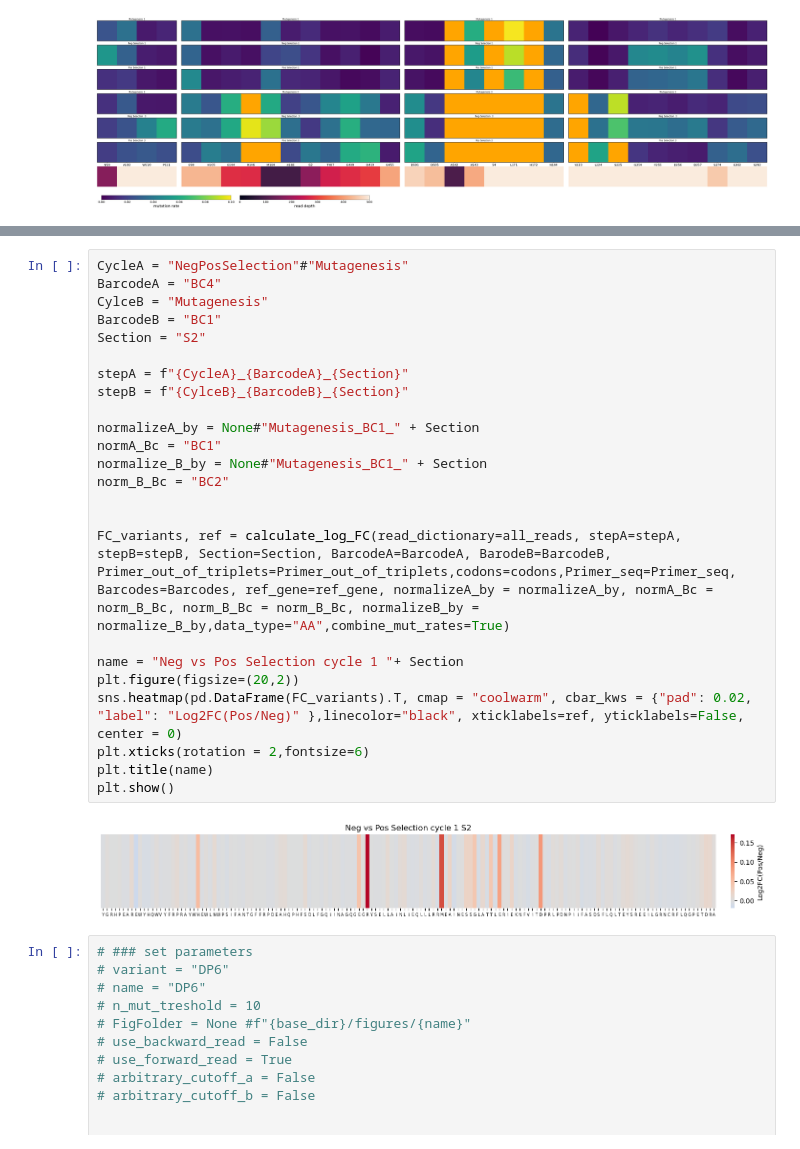
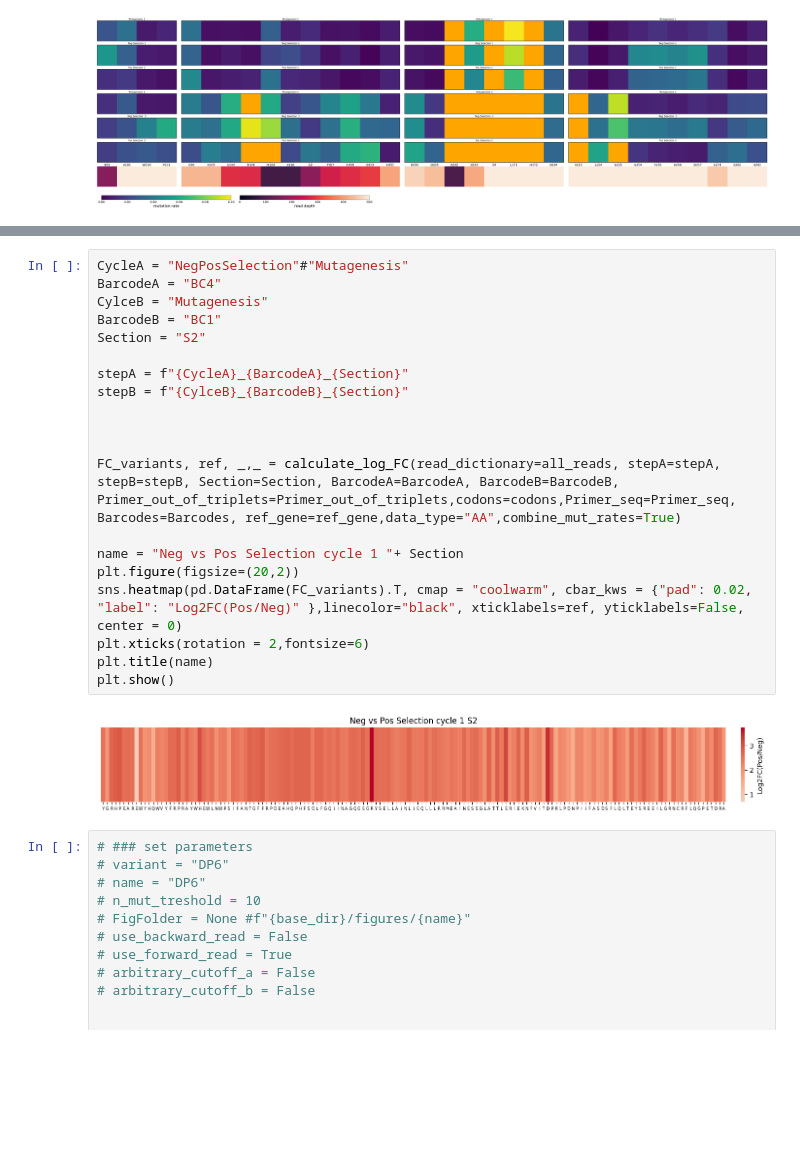
Before and after one commit to AliceHovsepyan/pogo_pance_draft, a Jupyter notebook: DMS_analysis_AraC.ipynb, the cells around one changed output, grey strips where cells are left out. Cells and saved outputs as stored; diff of their text form; blank space fills up the shorter version.

```diff
--- a/DMS_analysis_AraC.ipynb
+++ b/DMS_analysis_AraC.ipynb
@@ -558,29 +560,25 @@ plt.close()
 # %%
 CycleA = "NegPosSelection"#"Mutagenesis"
 BarcodeA = "BC4"
 CylceB = "Mutagenesis"
 BarcodeB = "BC1"
 Section = "S2"
 
 stepA = f"{CycleA}_{BarcodeA}_{Section}"
 stepB = f"{CylceB}_{BarcodeB}_{Section}"
 
-normalizeA_by = None#"Mutagenesis_BC1_" + Section
-normA_Bc = "BC1"
-normalize_B_by = None#"Mutagenesis_BC1_" + Section
-norm_B_Bc = "BC2"
 
 
-FC_variants, ref = calculate_log_FC(read_dictionary=all_reads, stepA=stepA, stepB=stepB, Section=Section, BarcodeA=BarcodeA, BarodeB=BarcodeB, Primer_out_of_triplets=Primer_out_of_triplets,codons=codons,Primer_seq=Primer_seq, Barcodes=Barcodes, ref_gene=ref_gene, normalizeA_by = normalizeA_by, normA_Bc = norm_B_Bc, norm_B_Bc = norm_B_Bc, normalizeB_by = normalize_B_by,data_type="AA",combine_mut_rates=True)
+FC_variants, ref, _,_ = calculate_log_FC(read_dictionary=all_reads, stepA=stepA, stepB=stepB, Section=Section, BarcodeA=BarcodeA, BarcodeB=BarcodeB, Primer_out_of_triplets=Primer_out_of_triplets,codons=codons,Primer_seq=Primer_seq, Barcodes=Barcodes, ref_gene=ref_gene,data_type="AA",combine_mut_rates=True)
 
 name = "Neg vs Pos Selection cycle 1 "+ Section
 plt.figure(figsize=(20,2))
 sns.heatmap(pd.DataFrame(FC_variants).T, cmap = "coolwarm", cbar_kws = {"pad": 0.02, "label": "Log2FC(Pos/Neg)" },linecolor="black", xticklabels=ref, yticklabels=False, center = 0)
 plt.xticks(rotation = 2,fontsize=6)
 plt.title(name)
 plt.show()
 # %% [output]
-[figure, old version]
+[figure, new version]
 # %%
 # ### set parameters
 # variant = "DP6"
```
Also changed, not shown: parts of 3 cells of this notebook, 5 other files.
